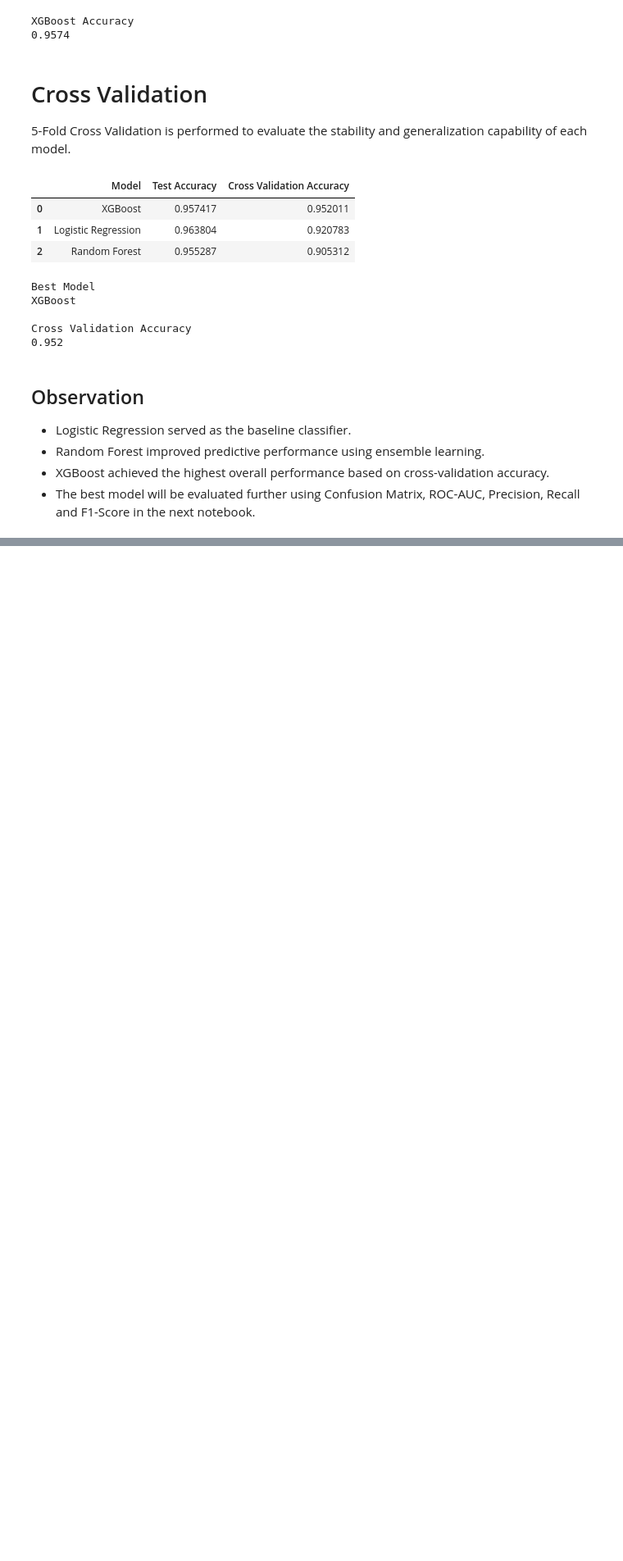
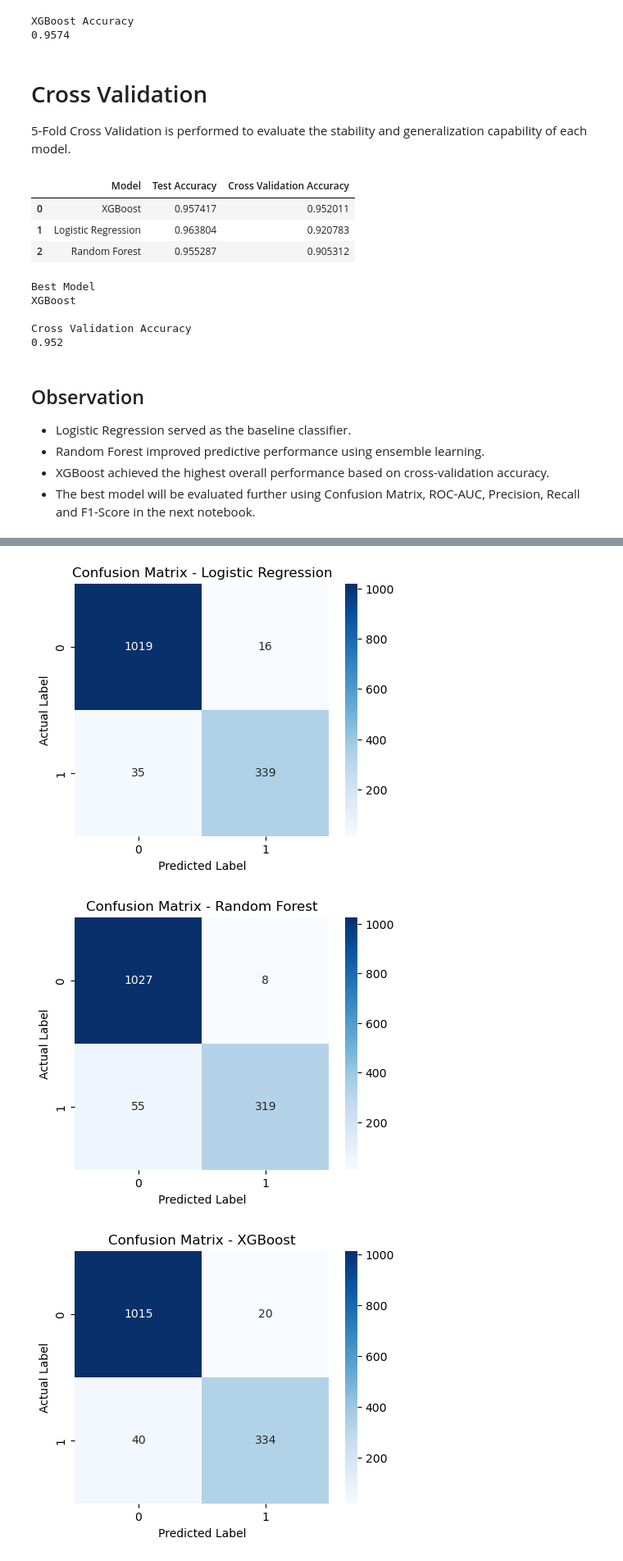
Before and after one commit to nidhi-yadav20799/ChurnShield-Customer-Churn-Prediction-Dashboard, a Jupyter notebook: notebooks/04_Model_Training.ipynb, the cells around one changed output, grey strips where cells are left out. Shown at 82% size. Saved outputs shown, nothing was run; the diff lists cells and outputs as text; code cells hidden in the pictures; blank space fills up the shorter version.

Commit message:
Enhance model evaluation and optimize XGBoost performance

```diff
--- a/notebooks/04_Model_Training.ipynb
+++ b/notebooks/04_Model_Training.ipynb
@@ -294,0 +410,39 @@ Cross Validation Accuracy
+# %%
+# =====================================================
+# Generate Confusion Matrix
+# =====================================================
+# A confusion matrix is created for every trained model.
+# =====================================================
+
+for name, model in models.items():
+
+    # Predict customer churn
+    predictions = model.predict(X_test)
+
+    # Generate confusion matrix
+    cm = confusion_matrix(
+        y_test,
+        predictions
+    )
+
+    # Plot confusion matrix
+    plt.figure(figsize=(5,4))
+
+    sns.heatmap(
+        cm,
+        annot=True,
+        fmt="d",
+        cmap="Blues"
+    )
+
+    plt.title(f"Confusion Matrix - {name}")
+
+    plt.xlabel("Predicted Label")
+
+    plt.ylabel("Actual Label")
+
+    plt.show()
+# %% [output]
+[figure, added]
+[figure, added]
+[figure, added]
```
Also changed, not shown: parts of 19 cells of this notebook.
